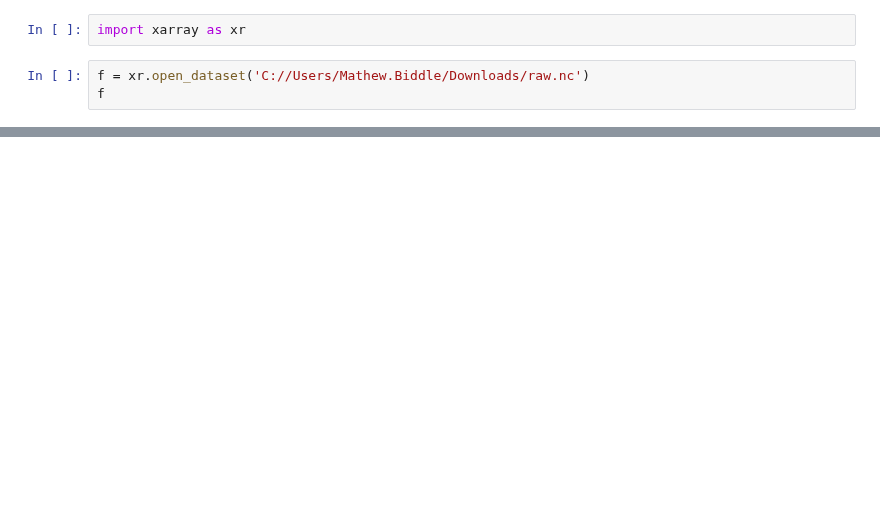
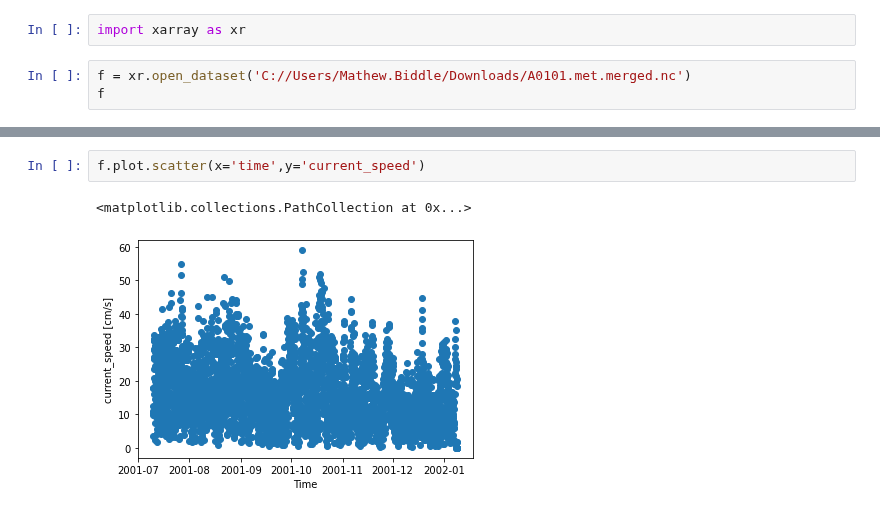
Before and after one commit to MathewBiddle/sandbox, a Jupyter notebook: temp.ipynb, the cells around one changed output, grey strips where cells are left out. Saved outputs shown, nothing was run; the diff lists cells and outputs as text; blank space fills up the shorter version.

```diff
--- a/temp.ipynb
+++ b/temp.ipynb
@@ -1,6 +1,6 @@
 # %%
 import xarray as xr
 # %%
-f = xr.open_dataset('C://Users/Mathew.Biddle/Downloads/raw.nc')
+f = xr.open_dataset('C://Users/Mathew.Biddle/Downloads/A0101.met.merged.nc')
 f
 # %% [output]
@@ -23,0 +63,5 @@ Data variables:
+# %%
+f.plot.scatter(x='time',y='current_speed')
+# %% [output]
+<matplotlib.collections.PathCollection at 0x...>
+[figure, added]
```
Also changed, not shown: parts of 3 cells of this notebook, 2 other files.
